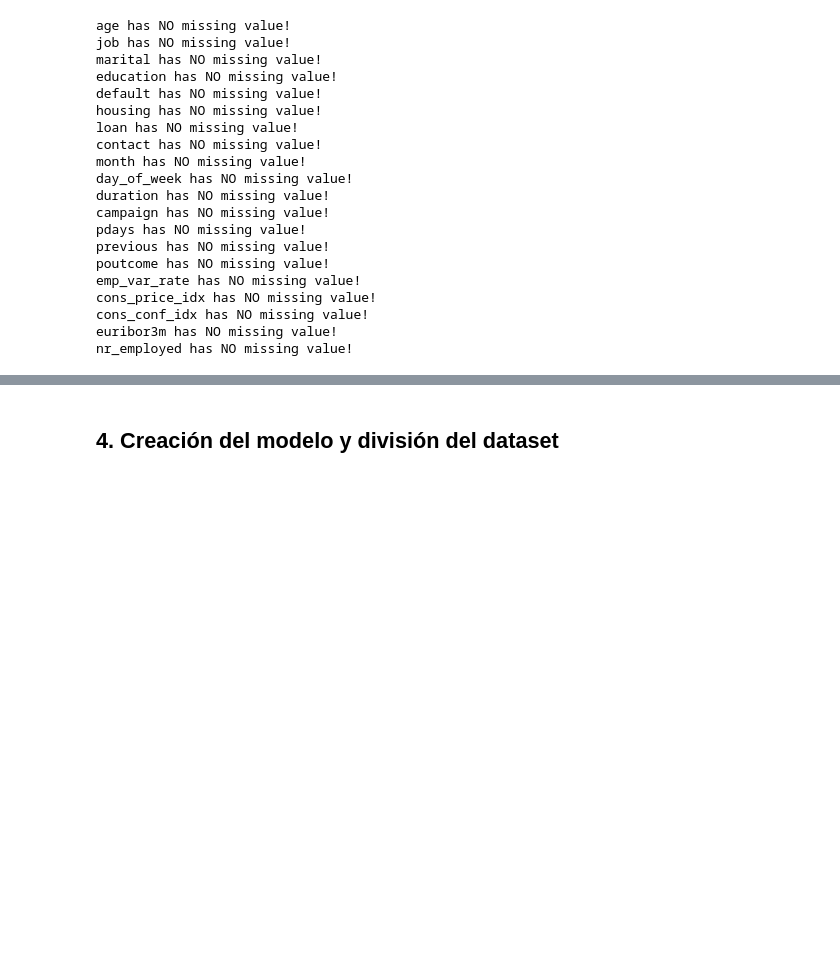
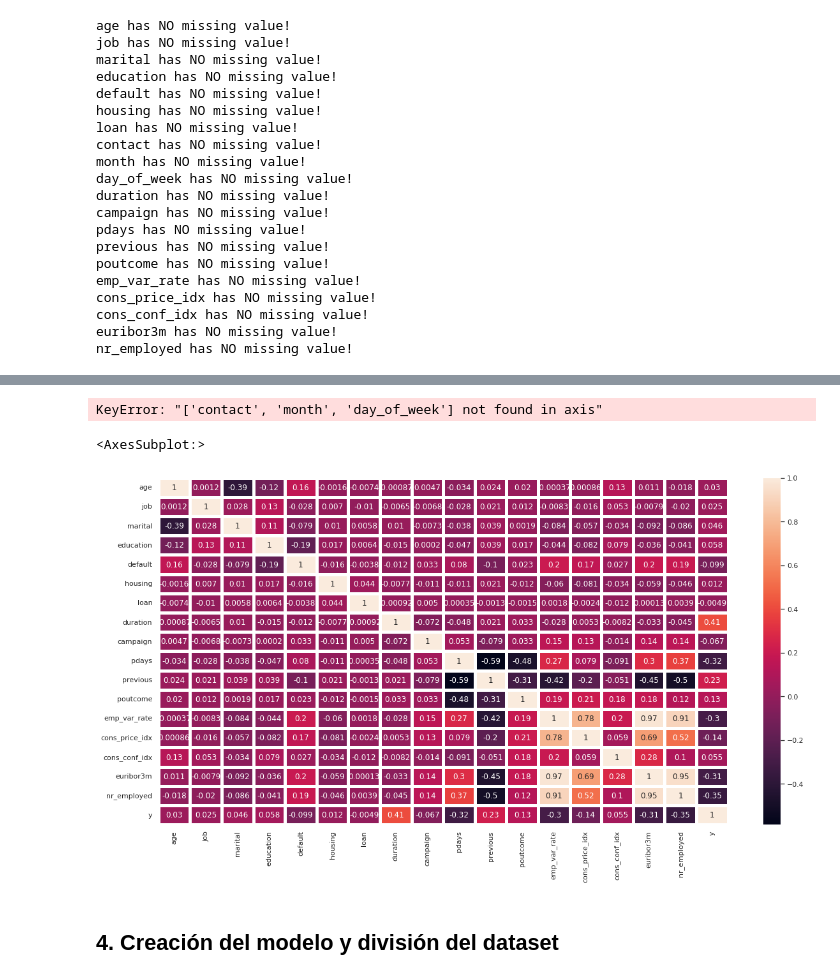
Before and after one commit to CGAInstitution/proxecto-final-ud2-GuillermoGarMar, a Jupyter notebook: ML.UD2.Supervised-FinalProject.ipynb, the cells around one changed output, grey strips where cells are left out. Cells and saved outputs as stored; diff of their text form; code cells hidden in the pictures; blank space fills up the shorter version.

Commit message:
Labelencoder

```diff
--- a/ML.UD2.Supervised-FinalProject.ipynb
+++ b/ML.UD2.Supervised-FinalProject.ipynb
@@ -169,3 +171,13 @@ cons_price_idx has NO missing value!
 cons_conf_idx has NO missing value!
 euribor3m has NO missing value!
 nr_employed has NO missing value!
+# %%
+#label encoder-----------------------------------------------------(no generar mas columnas)'job','marital','education','default','housing','loan','campaign','previous','poutcome'
+label_encoder = preprocessing.LabelEncoder()
+#train dataset
+cols = ['job','marital','education','default','housing','loan','campaign','previous','poutcome']
+dftrain[cols] = dftrain[cols].apply(LabelEncoder().fit_transform)
+
+#test dataset
+dftest[cols] = dftest[cols].apply(LabelEncoder().fit_transform)
+dftest
@@ -172,6 +198,15 @@ nr_employed has NO missing value!
+# %%
+colstodrop = ["contact","month","day_of_week"]
+dftrain.drop(colstodrop)
+dftest.drop(colstodrop)
+# %% [output]
+KeyError: "['contact', 'month', 'day_of_week'] not found in axis"
 # %%
-sns.set(rc = {'figure.figsize':(15,8)})
+sns.set(rc = {'figure.figsize':(20,10)})
 sns.heatmap(dftrain.corr(),annot=True,linewidths=5)
+# %% [output]
+<AxesSubplot:>
+[figure, added]
 # %% [markdown]
 ## 4. Creación del modelo y división del dataset
 # %% [markdown]
```
Also changed, not shown: parts of 3 cells of this notebook.
